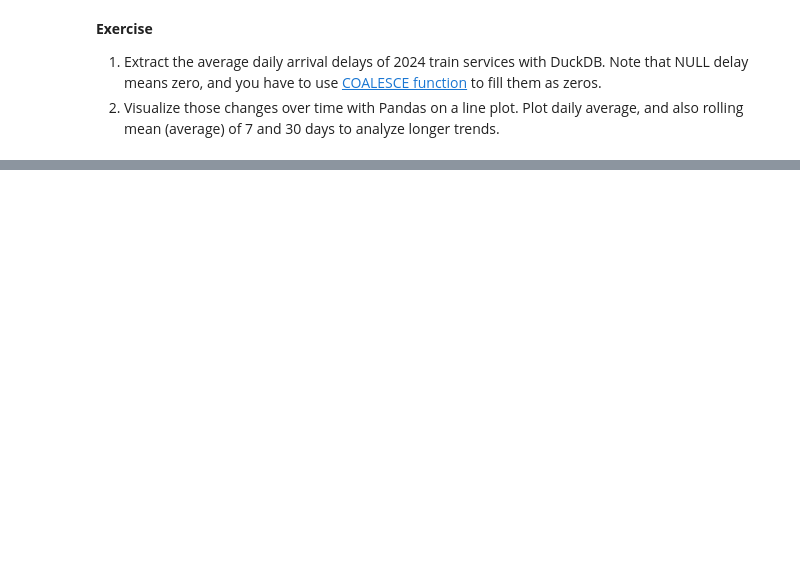
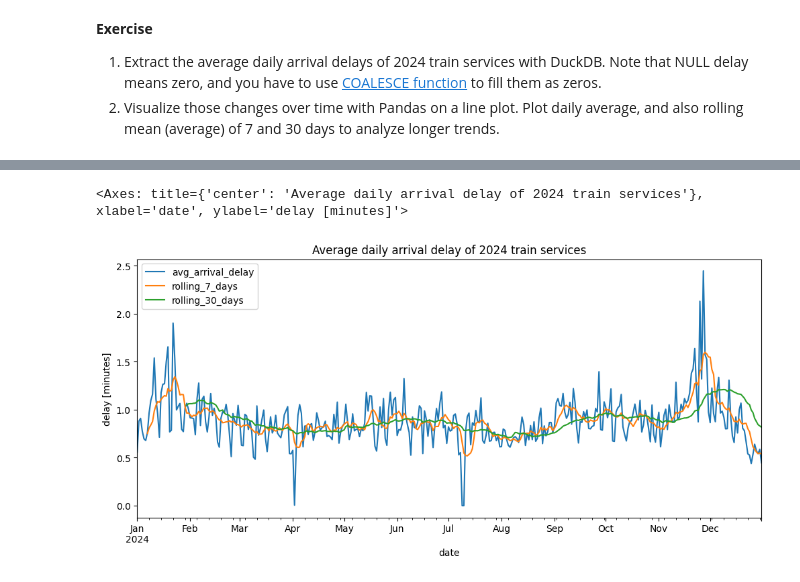
Before and after one commit to mikhailbahdashych-agh/mlops-lab2, a Jupyter notebook: notebook_02_duckdb.ipynb, the cells around one changed output, grey strips where cells are left out. Cells and saved outputs as stored; diff of their text form; code cells hidden in the pictures; blank space fills up the shorter version.

```diff
--- a/notebook_02_duckdb.ipynb
+++ b/notebook_02_duckdb.ipynb
@@ -478,3 +605,12 @@ df_disruptions_statistics.plot.barh(x="cause", y="cause_frequency")
 
 1. Extract the average daily arrival delays of 2024 train services with DuckDB. Note that NULL delay means zero, and you have to use [COALESCE function](https://duckdb.org/docs/stable/sql/functions/utility.html#coalesceexpr-) to fill them as zeros.
 2. Visualize those changes over time with Pandas on a line plot. Plot daily average, and also rolling mean (average) of 7 and 30 days to analyze longer trends.
+# %%
+daily_delays = duckdb.sql("""
+SELECT "Service:Date" AS date, AVG(COALESCE("Stop:Arrival delay", 0)) AS avg_arrival_delay
+FROM "data/services-2024.csv"
+GROUP BY date
+ORDER BY date
+""").df()
+
+daily_delays
@@ -480,0 +631,14 @@ df_disruptions_statistics.plot.barh(x="cause", y="cause_frequency")
+# %%
+daily_delays["rolling_7_days"] = daily_delays["avg_arrival_delay"].rolling(7).mean()
+daily_delays["rolling_30_days"] = daily_delays["avg_arrival_delay"].rolling(30).mean()
+
+daily_delays.plot.line(
+    x="date",
+    y=["avg_arrival_delay", "rolling_7_days", "rolling_30_days"],
+    title="Average daily arrival delay of 2024 train services",
+    ylabel="delay [minutes]",
+    figsize=(12, 5),
+)
+# %% [output]
+<Axes: title={'center': 'Average daily arrival delay of 2024 train services'}, xlabel='date', ylabel='delay [minutes]'>
+[figure, added]
```
Also changed, not shown: parts of 19 cells of this notebook, 1 other file.
